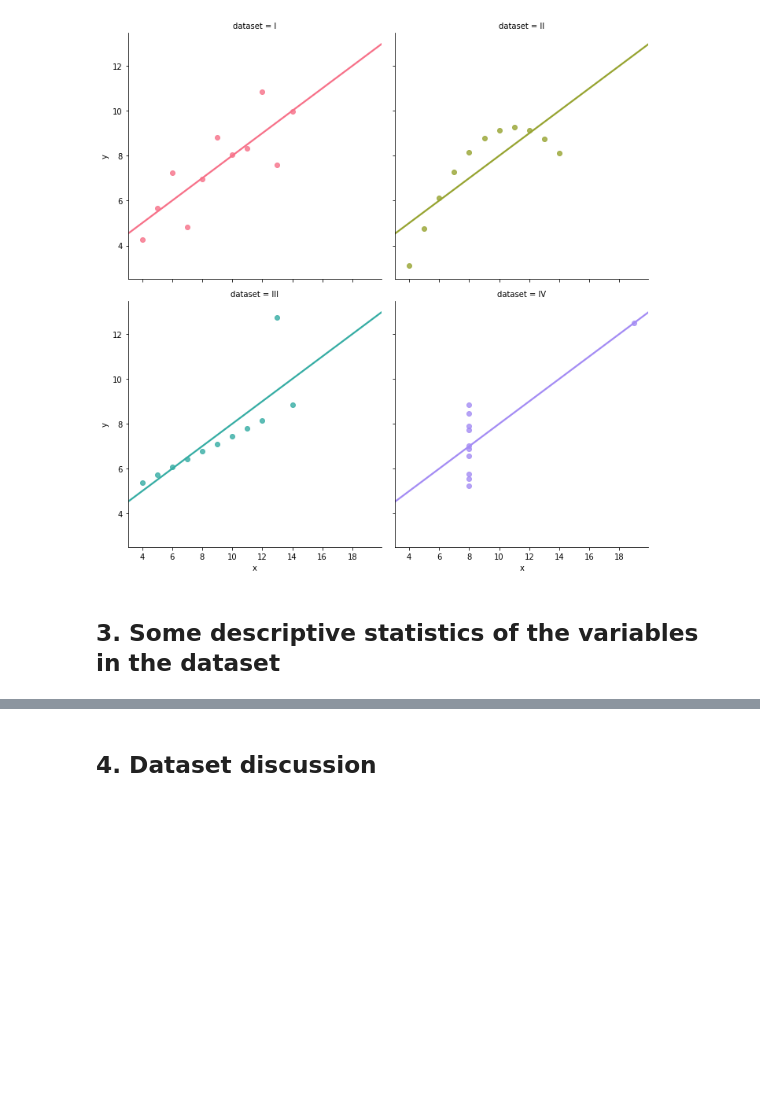
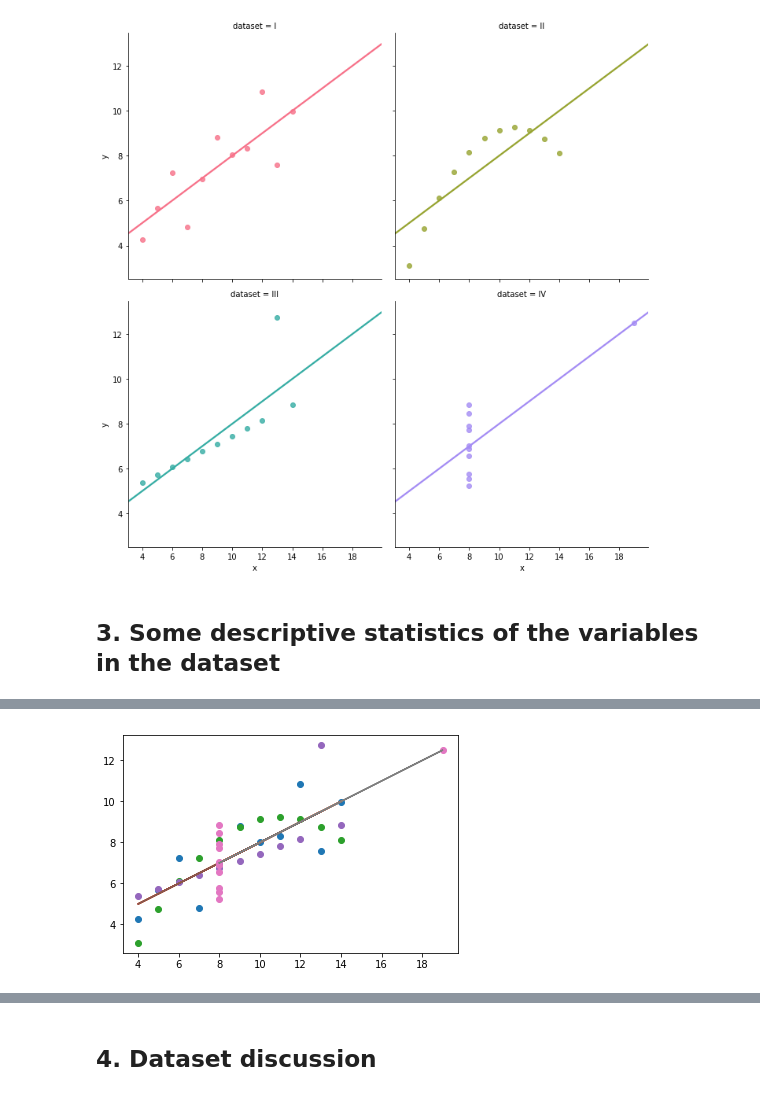
Before and after one commit to SDrag/FundamentalsOfDataAnalysis-Assignments, a Jupyter notebook: FDA.ipynb, the cells around one changed output, grey strips where cells are left out. Saved outputs shown, nothing was run; the diff lists cells and outputs as text; code cells hidden in the pictures; blank space fills up the shorter version.

```diff
--- a/FDA.ipynb
+++ b/FDA.ipynb
@@ -58,3 +58,16 @@ data.describe()
 | II | 11.0 | 9.0 | 3.316625 | 4.0 | 6.5 | 9.0 | 11.5 | 14.0 | 11.0 | 7.500909 | 2.031657 | ... |
 | III | 11.0 | 9.0 | 3.316625 | 4.0 | 6.5 | 9.0 | 11.5 | 14.0 | 11.0 | 7.500000 | 2.030424 | ... |
 | IV | 11.0 | 9.0 | 3.316625 | 8.0 | 8.0 | 8.0 | 8.0 | 19.0 | 11.0 | 7.500909 | 2.030579 | ... |
+# %%
+# Plotting linear regression for all 4 datasets:
+k = 0
+df_d = [1,1,1,1]
+trend = [1,1,1,1]
+for i in ["I", "II", "III", "IV"]:
+    df_d[k] = df[df['dataset'] == i]
+    trend[k] = np.polyfit(df_d[k]['x'], df_d[k]['y'], 1)
+    plt.plot(df_d[k]['x'],df_d[k]['y'],'o')
+    plt.plot(df_d[k]['x'],trend[k][1]+trend[k][0]*df_d[k]['x'])
+    k = k + 1
+# %% [output]
+[figure, added]
```
Also changed, not shown: parts of 2 cells of this notebook.
